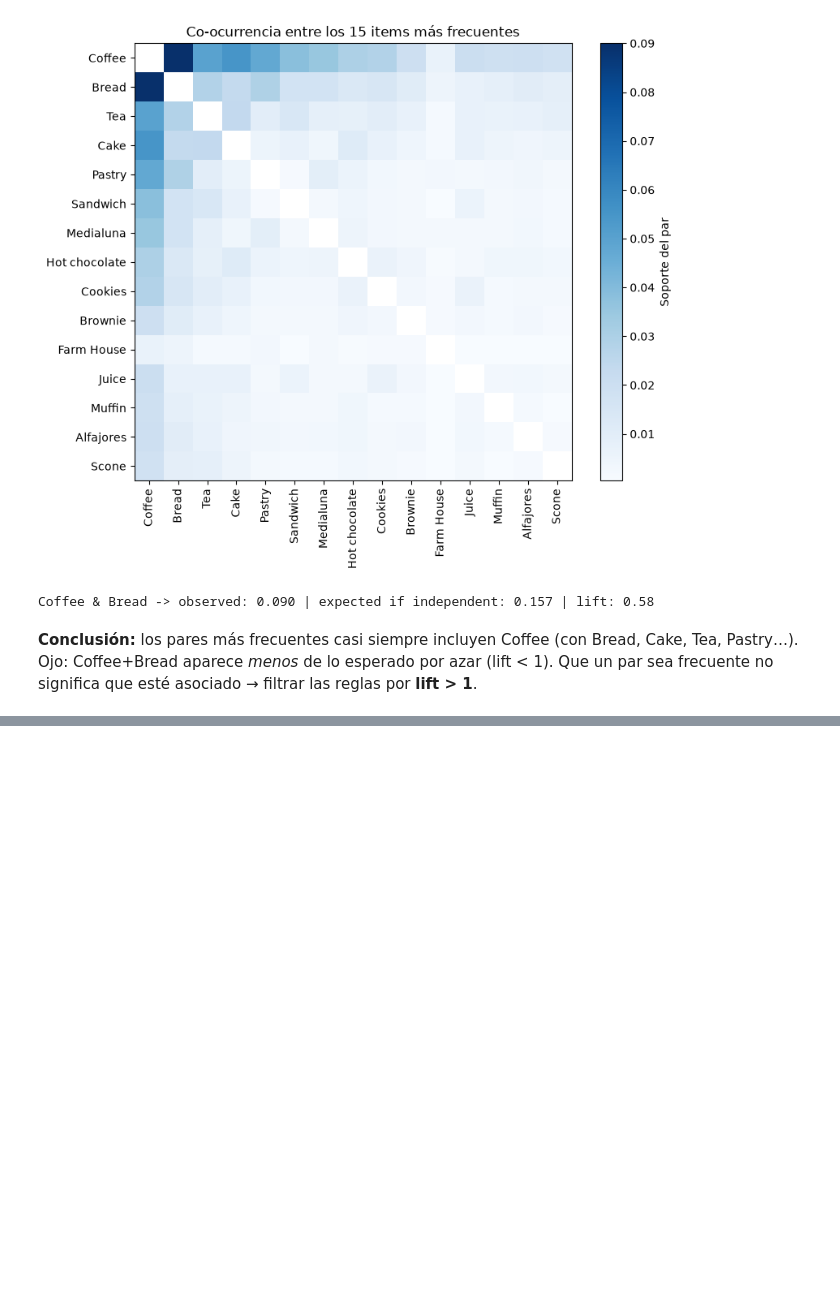
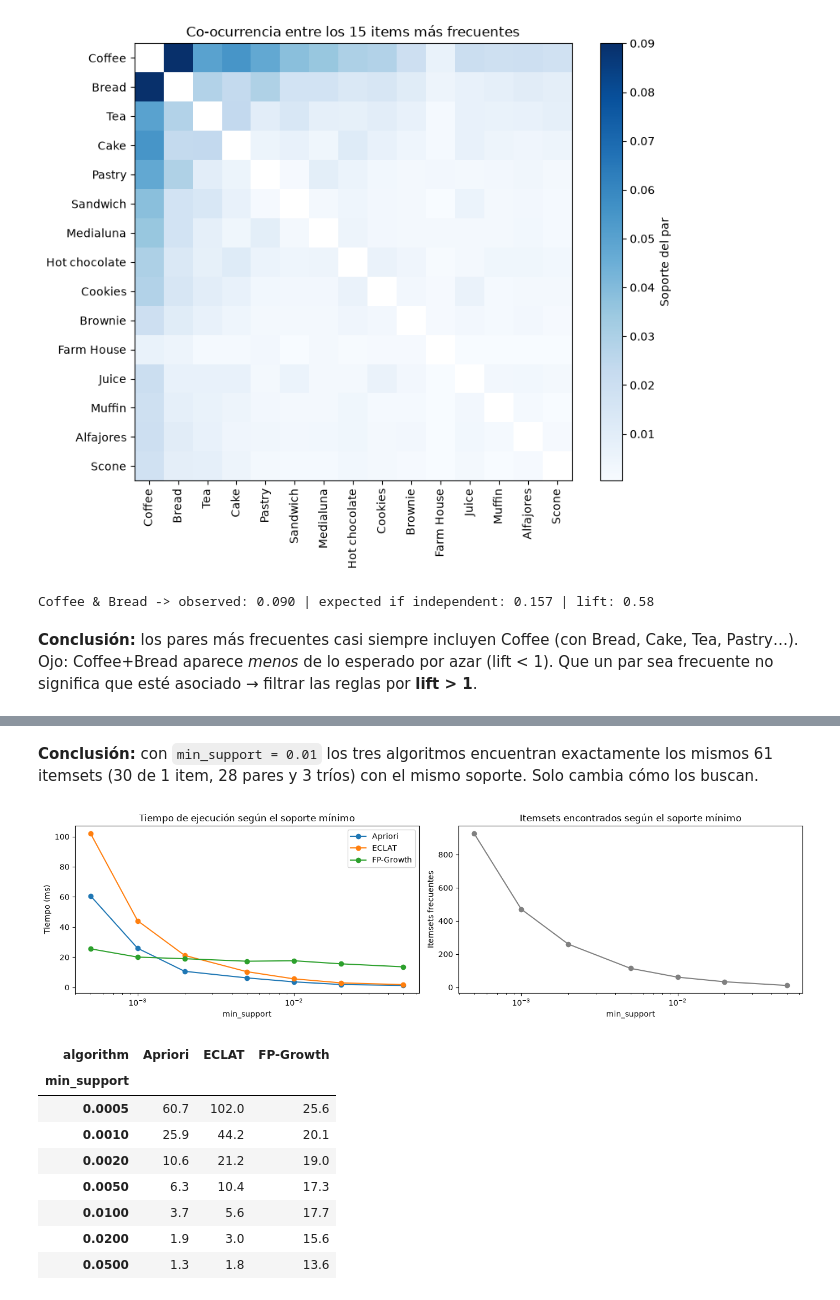
Before and after one commit to ku2a/fp-growth, a Jupyter notebook: main.ipynb, the cells around one changed output, grey strips where cells are left out. Saved outputs shown, nothing was run; the diff lists cells and outputs as text; code cells hidden in the pictures; blank space fills up the shorter version.

```diff
--- a/main.ipynb
+++ b/main.ipynb
@@ -316,0 +356,17 @@ Coffee & Bread -> observed: 0.090 | expected if independent: 0.157 | lift: 0.58
+# %%
+MIN_SUPPORT = 0.01
+
+results, summary = {}, []
+for name, algorithm in algorithms.items():
+    runtime_ms, result = time_algorithm(algorithm, df, MIN_SUPPORT)
+    results[name] = result
+    summary.append({
+        'algorithm': name,
+        'runtime_ms': round(runtime_ms, 2),
+        'n_itemsets': len(result),
+        **result['itemsets'].apply(len).value_counts().sort_index().add_prefix('size_').to_dict(),
+    })
+
+itemset_keys = {name: set(zip(r['itemsets'], r['support'].round(10))) for name, r in results.items()}
+print(f"Same itemsets and supports: {itemset_keys['Apriori'] == itemset_keys['FP-Growth'] == itemset_keys['ECLAT']}")
+pd.DataFrame(summary).set_index('algorithm')
@@ -316,0 +380,43 @@ Coffee & Bread -> observed: 0.090 | expected if independent: 0.157 | lift: 0.58
+# %% [markdown]
+**Conclusión:** con `min_support = 0.01` los tres algoritmos encuentran exactamente los mismos 61 itemsets (30 de 1 item, 28 pares y 3 tríos) con el mismo soporte. Solo cambia cómo los buscan.
+# %%
+support_grid = [0.0005, 0.001, 0.002, 0.005, 0.01, 0.02, 0.05]
+benchmark = []
+for min_support in support_grid:
+    for name, algorithm in algorithms.items():
+        runtime_ms, result = time_algorithm(algorithm, df, min_support, n_runs=3)
+        benchmark.append({'min_support': min_support, 'algorithm': name,
+                          'runtime_ms': runtime_ms, 'n_itemsets': len(result)})
+benchmark = pd.DataFrame(benchmark)
+
+fig, ax = plt.subplots(1, 2, figsize=(14, 4))
+for name, group in benchmark.groupby('algorithm'):
+    ax[0].plot(group['min_support'], group['runtime_ms'], marker='o', label=name)
+ax[0].set_xscale('log')
+ax[0].set_xlabel('min_support')
+ax[0].set_ylabel('Tiempo (ms)')
+ax[0].set_title('Tiempo de ejecución según el soporte mínimo')
+ax[0].legend()
+
+n_itemsets = benchmark.drop_duplicates('min_support')
+ax[1].plot(n_itemsets['min_support'], n_itemsets['n_itemsets'], marker='o', color='gray')
+ax[1].set_xscale('log')
+ax[1].set_xlabel('min_support')
+ax[1].set_ylabel('Itemsets frecuentes')
+ax[1].set_title('Itemsets encontrados según el soporte mínimo')
+
+plt.tight_layout()
+plt.show()
+
+benchmark.pivot(index='min_support', columns='algorithm', values='runtime_ms').round(1)
+# %% [output]
+[figure, added]
+| algorithm | Apriori | ECLAT | FP-Growth |
+| min_support |  |  |  |
+| 0.0005 | 60.7 | 102.0 | 25.6 |
+| 0.0010 | 25.9 | 44.2 | 20.1 |
+| 0.0020 | 10.6 | 21.2 | 19.0 |
+| 0.0050 | 6.3 | 10.4 | 17.3 |
+| 0.0100 | 3.7 | 5.6 | 17.7 |
+| 0.0200 | 1.9 | 3.0 | 15.6 |
+| 0.0500 | 1.3 | 1.8 | 13.6 |
```
Also changed, not shown: parts of 8 cells of this notebook.
